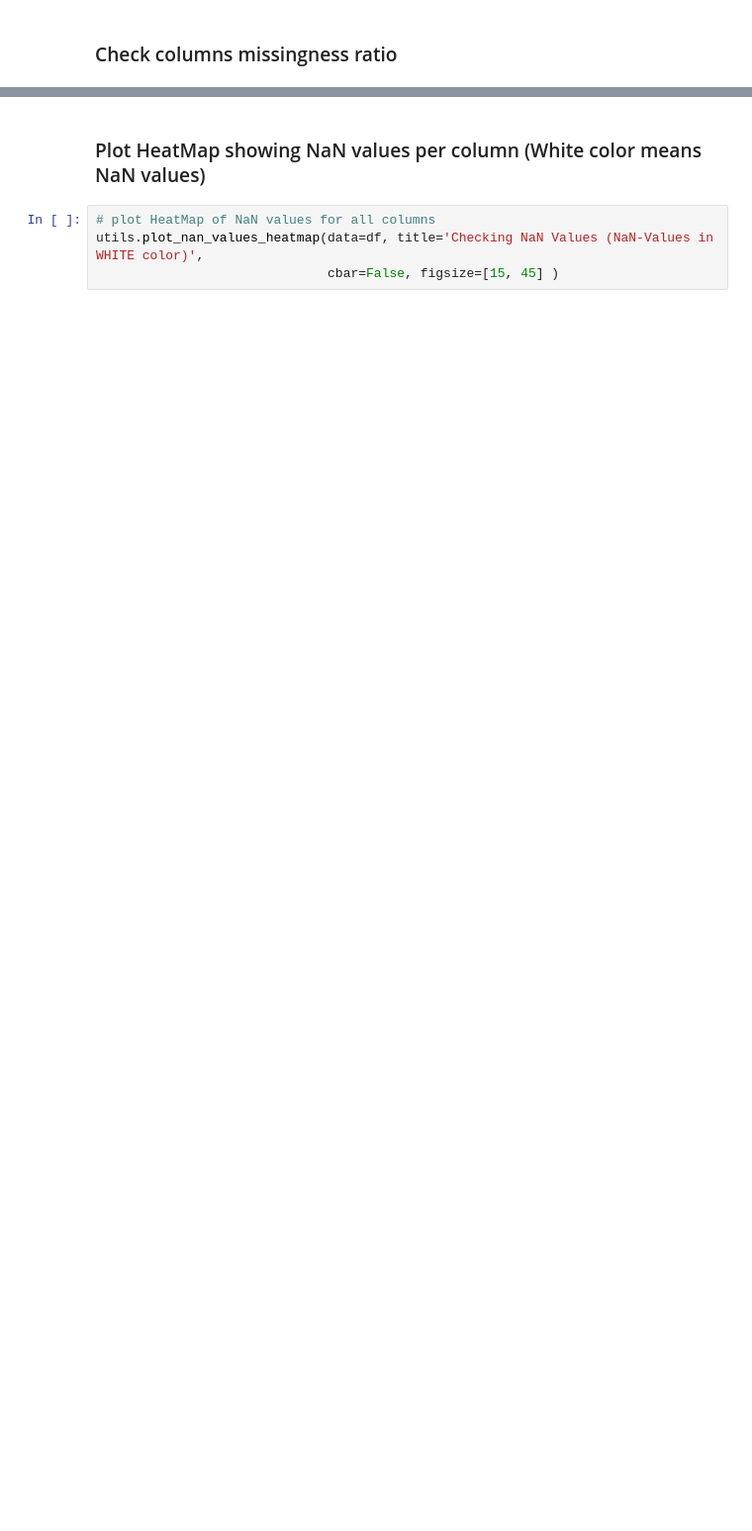
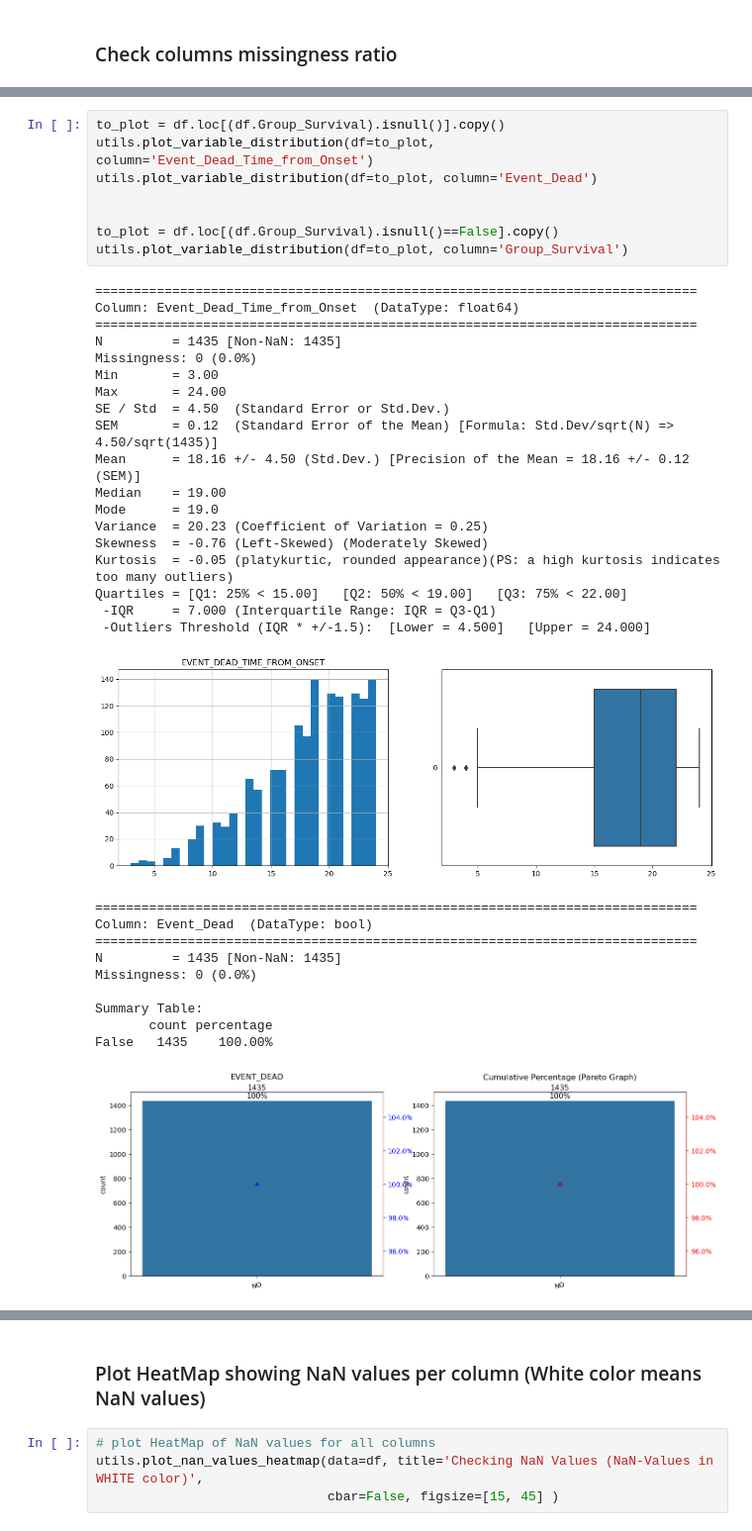
Before and after one commit to fabianopapaiz/als_prognosis_using_ensemble_imbalance, a Jupyter notebook: 02_ETL/02.20 - Exploring the preprocessed data.ipynb, the cells around one changed output, grey strips where cells are left out. Shown at 99% size. Saved outputs shown, nothing was run; the diff lists cells and outputs as text; blank space fills up the shorter version.

```diff
--- a/02_ETL/02.20 - Exploring the preprocessed data.ipynb
+++ b/02_ETL/02.20 - Exploring the preprocessed data.ipynb
@@ -130,0 +163,38 @@ El_Escorial...................... =  3363 rows ( 64.3%)  1867 with NaN ( 35.7%)
+# %%
+to_plot = df.loc[(df.Group_Survival).isnull()].copy()
+utils.plot_variable_distribution(df=to_plot, column='Event_Dead_Time_from_Onset')
+utils.plot_variable_distribution(df=to_plot, column='Event_Dead')
+
+
+to_plot = df.loc[(df.Group_Survival).isnull()==False].copy()
+utils.plot_variable_distribution(df=to_plot, column='Group_Survival')
+# %% [output]
+==============================================================================
+Column: Event_Dead_Time_from_Onset  (DataType: float64)
+==============================================================================
+N         = 1435 [Non-NaN: 1435]
+Missingness: 0 (0.0%)
+Min       = 3.00
+Max       = 24.00
+SE / Std  = 4.50  (Standard Error or Std.Dev.)
+SEM       = 0.12  (Standard Error of the Mean) [Formula: Std.Dev/sqrt(N) => 4.50/sqrt(1435)]
+Mean      = 18.16 +/- 4.50 (Std.Dev.) [Precision of the Mean = 18.16 +/- 0.12 (SEM)]
+Median    = 19.00
+Mode      = 19.0
+Variance  = 20.23 (Coefficient of Variation = 0.25)
+Skewness  = -0.76 (Left-Skewed) (Moderately Skewed)
+Kurtosis  = -0.05 (platykurtic, rounded appearance)(PS: a high kurtosis indicates too many outliers)
+Quartiles = [Q1: 25% < 15.00]   [Q2: 50% < 19.00]   [Q3: 75% < 22.00]
+ -IQR     = 7.000 (Interquartile Range: IQR = Q3-Q1)
+ -Outliers Threshold (IQR * +/-1.5):  [Lower = 4.500]   [Upper = 24.000]
+[figure, added]
+==============================================================================
+Column: Event_Dead  (DataType: bool)
+==============================================================================
+N         = 1435 [Non-NaN: 1435]
+Missingness: 0 (0.0%)
+
+Summary Table:
+       count percentage
+False   1435    100.00%
+[figure, added]
```
Also changed, not shown: parts of 6 cells of this notebook, 1 other file.
